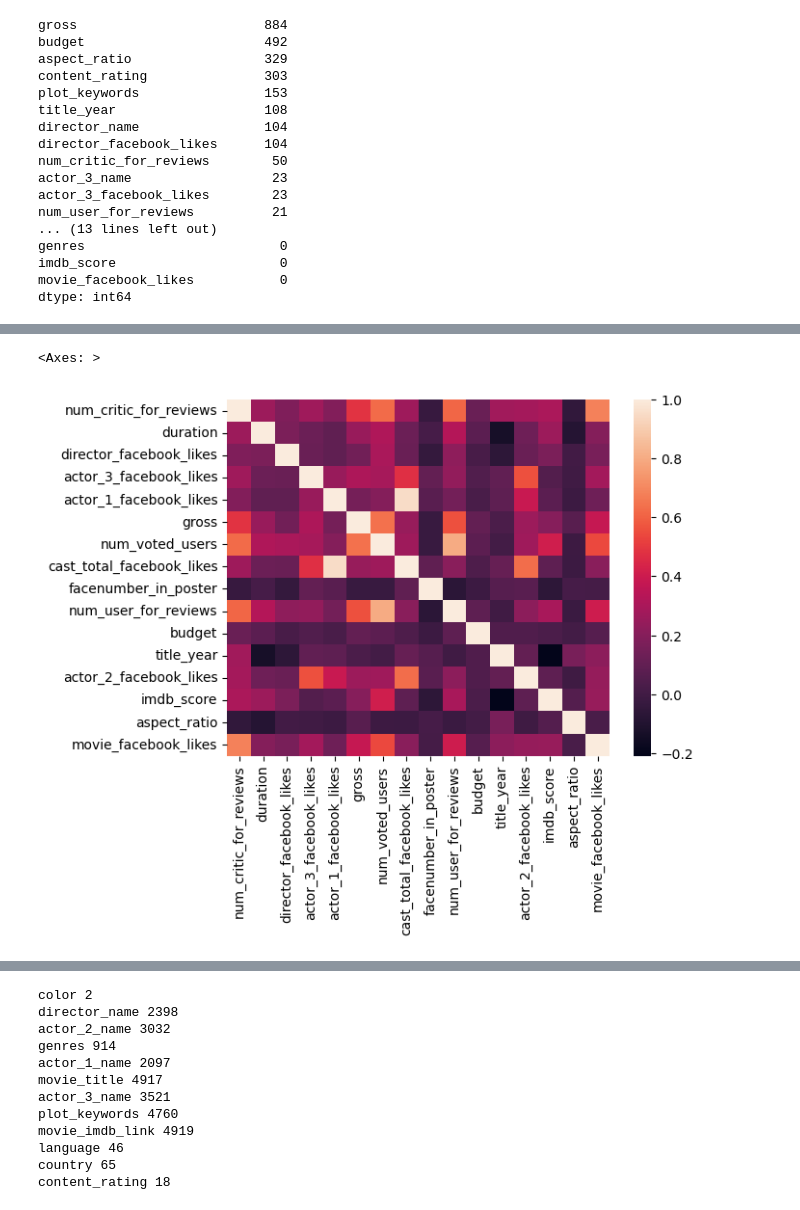
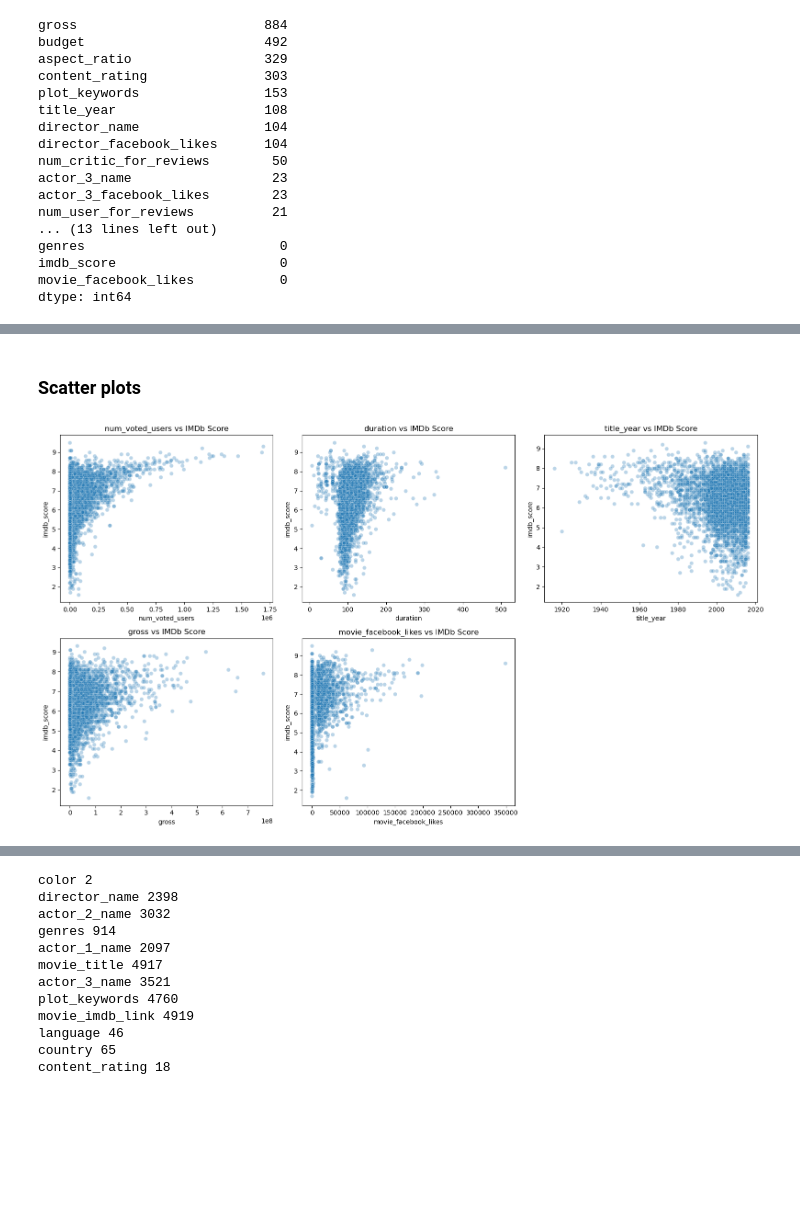
Before and after one commit to annayaroshenko505-ai/imdb_score_prediction, a Jupyter notebook: imdb_score_prediction.ipynb, the cells around one changed output, grey strips where cells are left out. Drawn from its saved outputs; the diff is of its cells as text; code cells hidden in the pictures; blank space fills up the shorter version.

```diff
--- a/imdb_score_prediction.ipynb
+++ b/imdb_score_prediction.ipynb
@@ -109,6 +132,29 @@ Name: imdb_score, dtype: float64
-# %%
-# Heatmap Korrelationen
-sns.heatmap(df.corr(numeric_only=True))
-# %% [output]
-<Axes: >
-[figure, removed]
+# %% [markdown]
+### Scatter plots
+# %%
+features = [
+    "num_voted_users",
+    "duration",
+    "title_year",
+    "gross",
+    "movie_facebook_likes"
+]
+
+fig, axes = plt.subplots(2, 3, figsize=(16, 9))
+axes = axes.flatten()
+
+for i, col in enumerate(features):
+    sns.scatterplot(
+        data=df,
+        x=col,
+        y="imdb_score",
+        alpha=0.3,
+        ax=axes[i]
+    )
+    axes[i].set_title(f"{col} vs IMDb Score")
+
+axes[-1].set_visible(False)
+plt.tight_layout()
+plt.show()
+# %% [output]
+[figure, added]
```
Also changed, not shown: parts of 8 cells of this notebook.
